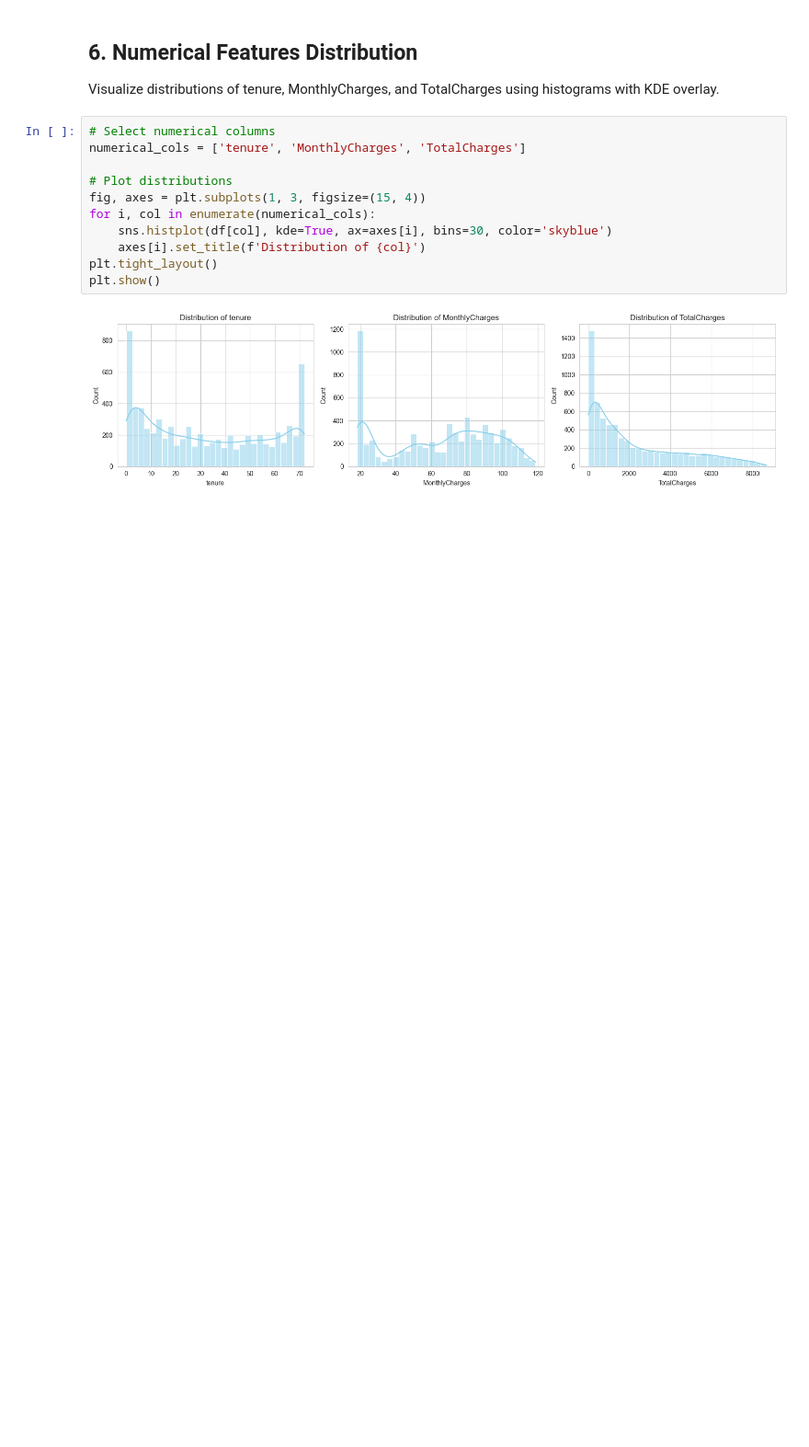
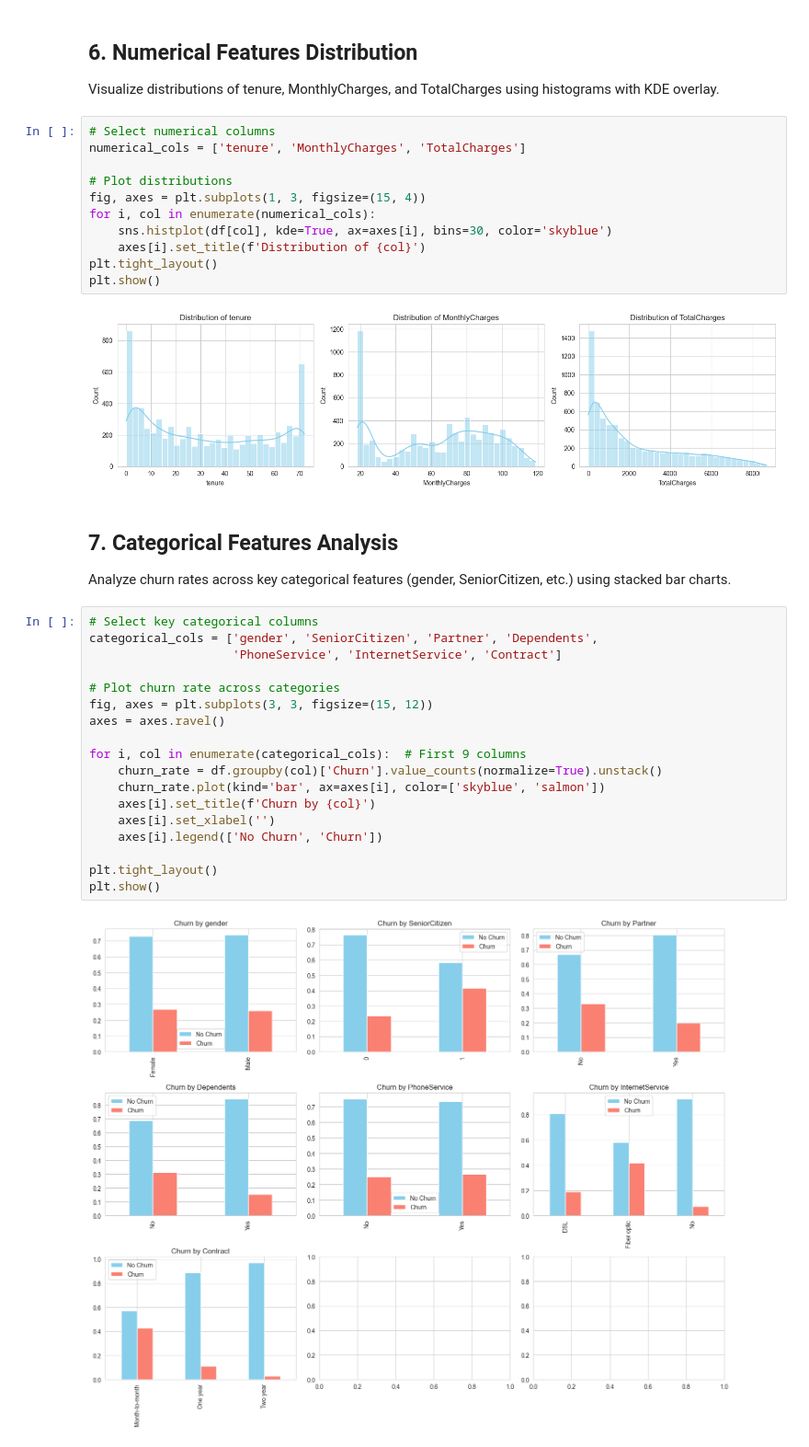
Before and after one commit to isumakm/Customer_Churn_Project, a Jupyter notebook: notebooks/01.eda.ipynb, the cells around one changed output. Shown at 92% size. Drawn from its saved outputs; the diff is of its cells as text; blank space fills up the shorter version.

Commit message:
Categorical Features Analysis

```diff
--- a/notebooks/01.eda.ipynb
+++ b/notebooks/01.eda.ipynb
@@ -135,3 +135,26 @@ plt.tight_layout()
 plt.show()
 # %% [output]
 [figure]
+# %% [markdown]
+## 7. Categorical Features Analysis
+Analyze churn rates across key categorical features (gender, SeniorCitizen, etc.) using stacked bar charts.
+# %%
+# Select key categorical columns
+categorical_cols = ['gender', 'SeniorCitizen', 'Partner', 'Dependents',
+                    'PhoneService', 'InternetService', 'Contract']
+
+# Plot churn rate across categories
+fig, axes = plt.subplots(3, 3, figsize=(15, 12))
+axes = axes.ravel()
+
+for i, col in enumerate(categorical_cols):  # First 9 columns
+    churn_rate = df.groupby(col)['Churn'].value_counts(normalize=True).unstack()
+    churn_rate.plot(kind='bar', ax=axes[i], color=['skyblue', 'salmon'])
+    axes[i].set_title(f'Churn by {col}')
+    axes[i].set_xlabel('')
+    axes[i].legend(['No Churn', 'Churn'])
+
+plt.tight_layout()
+plt.show()
+# %% [output]
+[figure, added]
```
